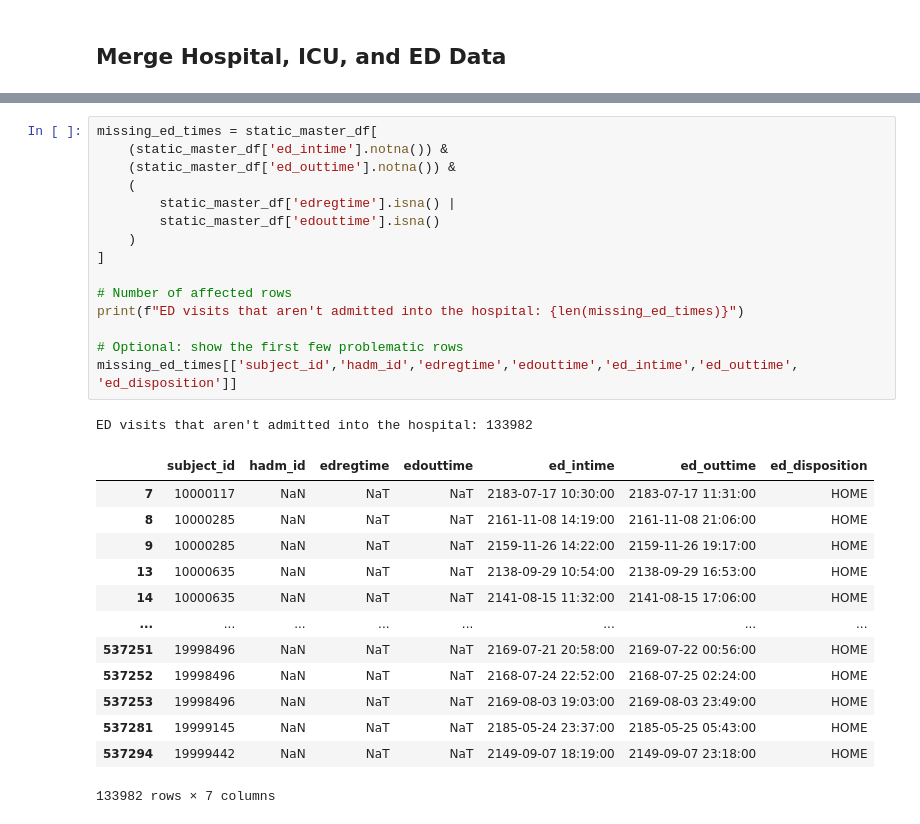
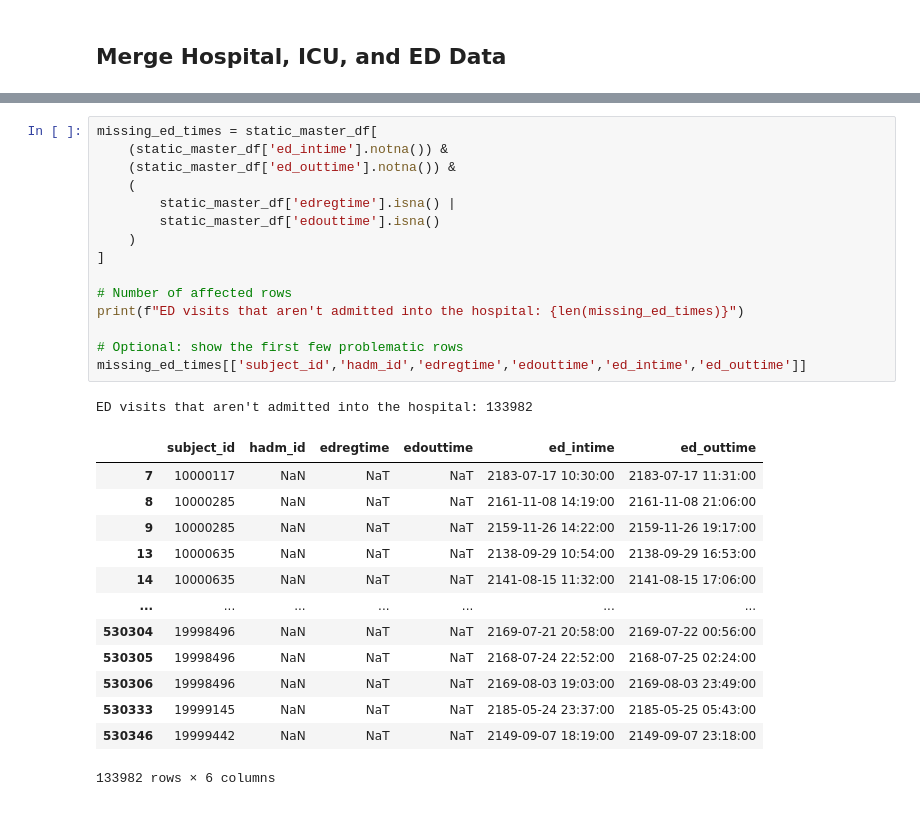
Before and after one commit to brandonng2/CardioTwin, a Jupyter notebook: notebooks/static_preprocessing.ipynb, the cells around one changed output, grey strips where cells are left out. Cells and saved outputs as stored; diff of their text form.

```diff
--- a/notebooks/static_preprocessing.ipynb
+++ b/notebooks/static_preprocessing.ipynb
@@ -266,33 +267,33 @@ Hospital visits not from ED visit: 112965
 # %%
 missing_ed_times = static_master_df[
     (static_master_df['ed_intime'].notna()) &
     (static_master_df['ed_outtime'].notna()) &
     (
         static_master_df['edregtime'].isna() |
         static_master_df['edouttime'].isna()
     )
 ]
 
 # Number of affected rows
 print(f"ED visits that aren't admitted into the hospital: {len(missing_ed_times)}")
 
 # Optional: show the first few problematic rows
-missing_ed_times[['subject_id','hadm_id','edregtime','edouttime','ed_intime','ed_outtime', 'ed_disposition']]
+missing_ed_times[['subject_id','hadm_id','edregtime','edouttime','ed_intime','ed_outtime']]
 # %% [output]
 ED visits that aren't admitted into the hospital: 133982
-|  | subject_id | hadm_id | edregtime | edouttime | ed_intime | ed_outtime | ed_disposition |
-| 7 | 10000117 | NaN | NaT | NaT | 2183-07-17 10:30:00 | 2183-07-17 11:31:00 | HOME |
-| 8 | 10000285 | NaN | NaT | NaT | 2161-11-08 14:19:00 | 2161-11-08 21:06:00 | HOME |
-| 9 | 10000285 | NaN | NaT | NaT | 2159-11-26 14:22:00 | 2159-11-26 19:17:00 | HOME |
-| 13 | 10000635 | NaN | NaT | NaT | 2138-09-29 10:54:00 | 2138-09-29 16:53:00 | HOME |
-| 14 | 10000635 | NaN | NaT | NaT | 2141-08-15 11:32:00 | 2141-08-15 17:06:00 | HOME |
-| ... | ... | ... | ... | ... | ... | ... | ... |
-| 537251 | 19998496 | NaN | NaT | NaT | 2169-07-21 20:58:00 | 2169-07-22 00:56:00 | HOME |
-| 537252 | 19998496 | NaN | NaT | NaT | 2168-07-24 22:52:00 | 2168-07-25 02:24:00 | HOME |
-| 537253 | 19998496 | NaN | NaT | NaT | 2169-08-03 19:03:00 | 2169-08-03 23:49:00 | HOME |
-| 537281 | 19999145 | NaN | NaT | NaT | 2185-05-24 23:37:00 | 2185-05-25 05:43:00 | HOME |
-| 537294 | 19999442 | NaN | NaT | NaT | 2149-09-07 18:19:00 | 2149-09-07 23:18:00 | HOME |
+|  | subject_id | hadm_id | edregtime | edouttime | ed_intime | ed_outtime |
+| 7 | 10000117 | NaN | NaT | NaT | 2183-07-17 10:30:00 | 2183-07-17 11:31:00 |
+| 8 | 10000285 | NaN | NaT | NaT | 2161-11-08 14:19:00 | 2161-11-08 21:06:00 |
+| 9 | 10000285 | NaN | NaT | NaT | 2159-11-26 14:22:00 | 2159-11-26 19:17:00 |
+| 13 | 10000635 | NaN | NaT | NaT | 2138-09-29 10:54:00 | 2138-09-29 16:53:00 |
+| 14 | 10000635 | NaN | NaT | NaT | 2141-08-15 11:32:00 | 2141-08-15 17:06:00 |
+| ... | ... | ... | ... | ... | ... | ... |
+| 530304 | 19998496 | NaN | NaT | NaT | 2169-07-21 20:58:00 | 2169-07-22 00:56:00 |
+| 530305 | 19998496 | NaN | NaT | NaT | 2168-07-24 22:52:00 | 2168-07-25 02:24:00 |
+| 530306 | 19998496 | NaN | NaT | NaT | 2169-08-03 19:03:00 | 2169-08-03 23:49:00 |
+| 530333 | 19999145 | NaN | NaT | NaT | 2185-05-24 23:37:00 | 2185-05-25 05:43:00 |
+| 530346 | 19999442 | NaN | NaT | NaT | 2149-09-07 18:19:00 | 2149-09-07 23:18:00 |
-133982 rows × 7 columns
+133982 rows × 6 columns
 # %%
 # Check rows where subject_id and hadm_id exist, but ed_intime != edregtime
 mismatched_ed_times = static_master_df[
```
Also changed, not shown: parts of 18 cells of this notebook, 21 other files.
